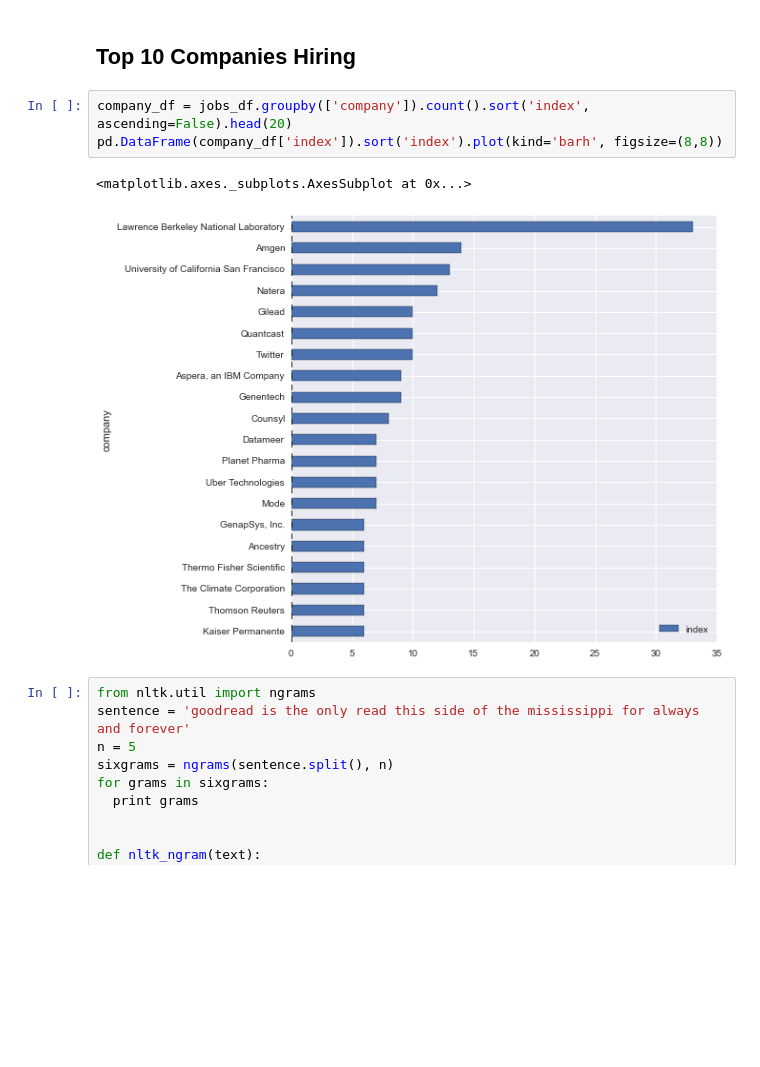
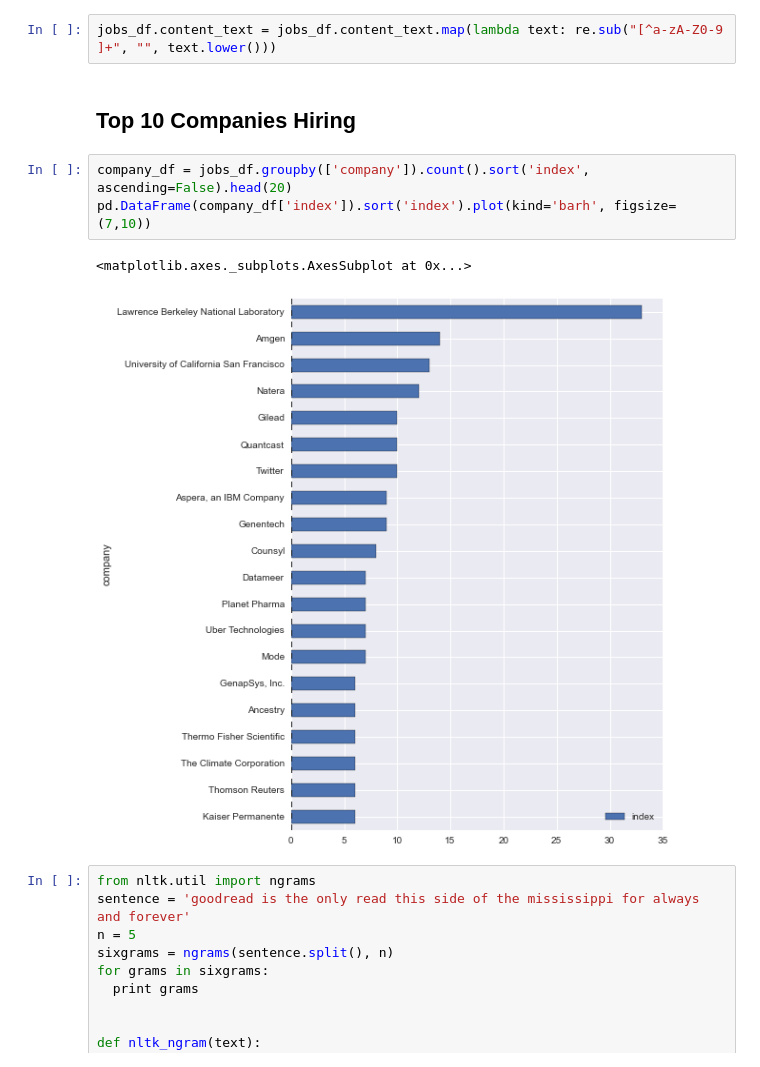
Before and after one commit to duaaelzeney/livecoding.tv, a Jupyter notebook: notebooks/Indeed Analysis.ipynb, the cells around one changed output. Cells and saved outputs as stored; diff of their text form; blank space fills up the shorter version.

```diff
--- a/notebooks/Indeed Analysis.ipynb
+++ b/notebooks/Indeed Analysis.ipynb
@@ -15,14 +20,16 @@ GROUP BY url
 
 jobs_df = pd.read_sql(sql, con=conn)
 conn.close()
+# %%
+jobs_df.content_text = jobs_df.content_text.map(lambda text: re.sub("[^a-zA-Z0-9 ]+", "", text.lower()))
 # %% [markdown]
 ## Top 10 Companies Hiring
 # %%
 company_df = jobs_df.groupby(['company']).count().sort('index', ascending=False).head(20)
-pd.DataFrame(company_df['index']).sort('index').plot(kind='barh', figsize=(8,8))
+pd.DataFrame(company_df['index']).sort('index').plot(kind='barh', figsize=(7,10))
 # %% [output]
 <matplotlib.axes._subplots.AxesSubplot at 0x...>
-[figure, old version]
+[figure, new version]
 # %%
 from nltk.util import ngrams
 sentence = 'goodread is the only read this side of the mississippi for always and forever'
```
Also changed, not shown: parts of 25 cells of this notebook.
